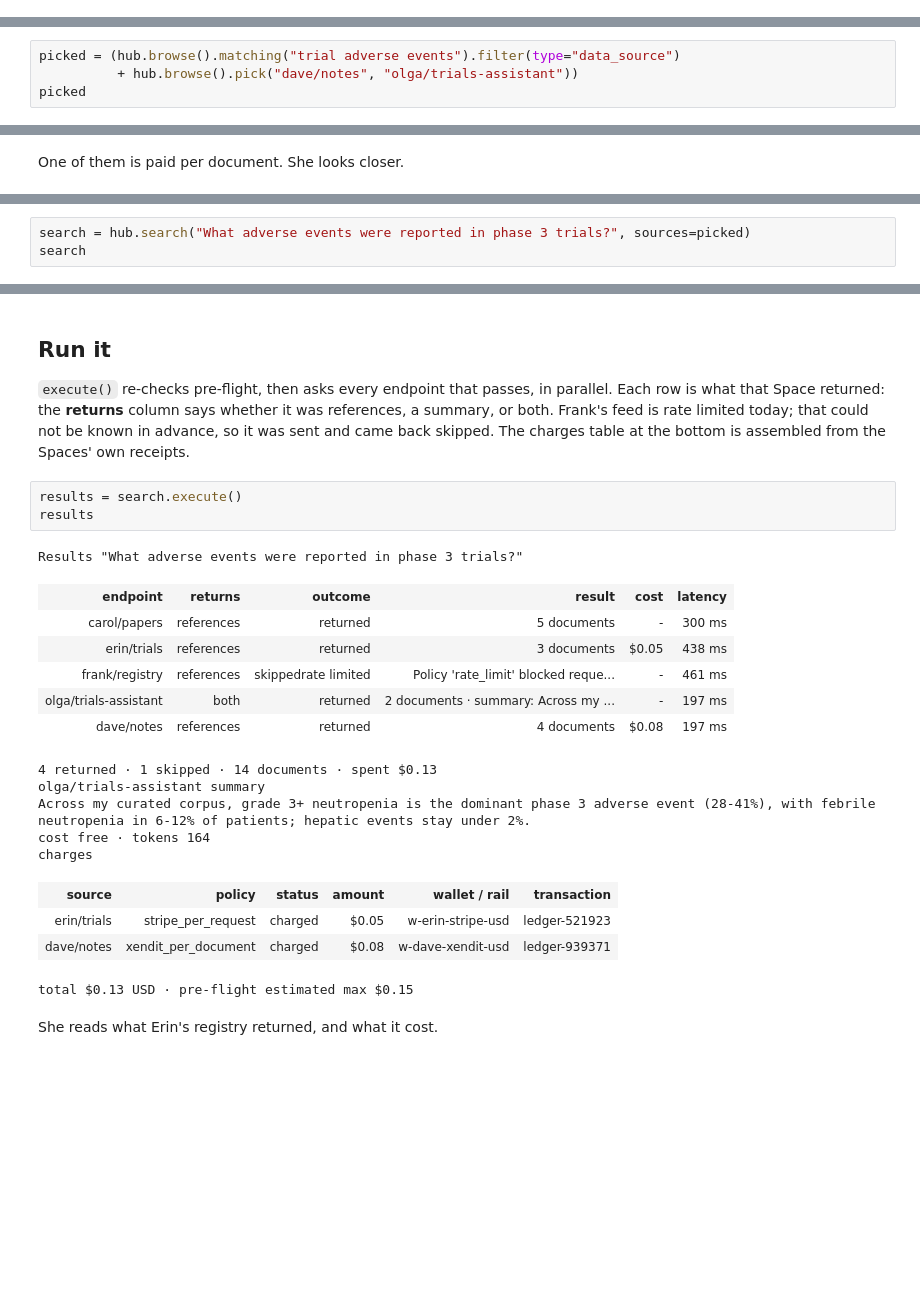
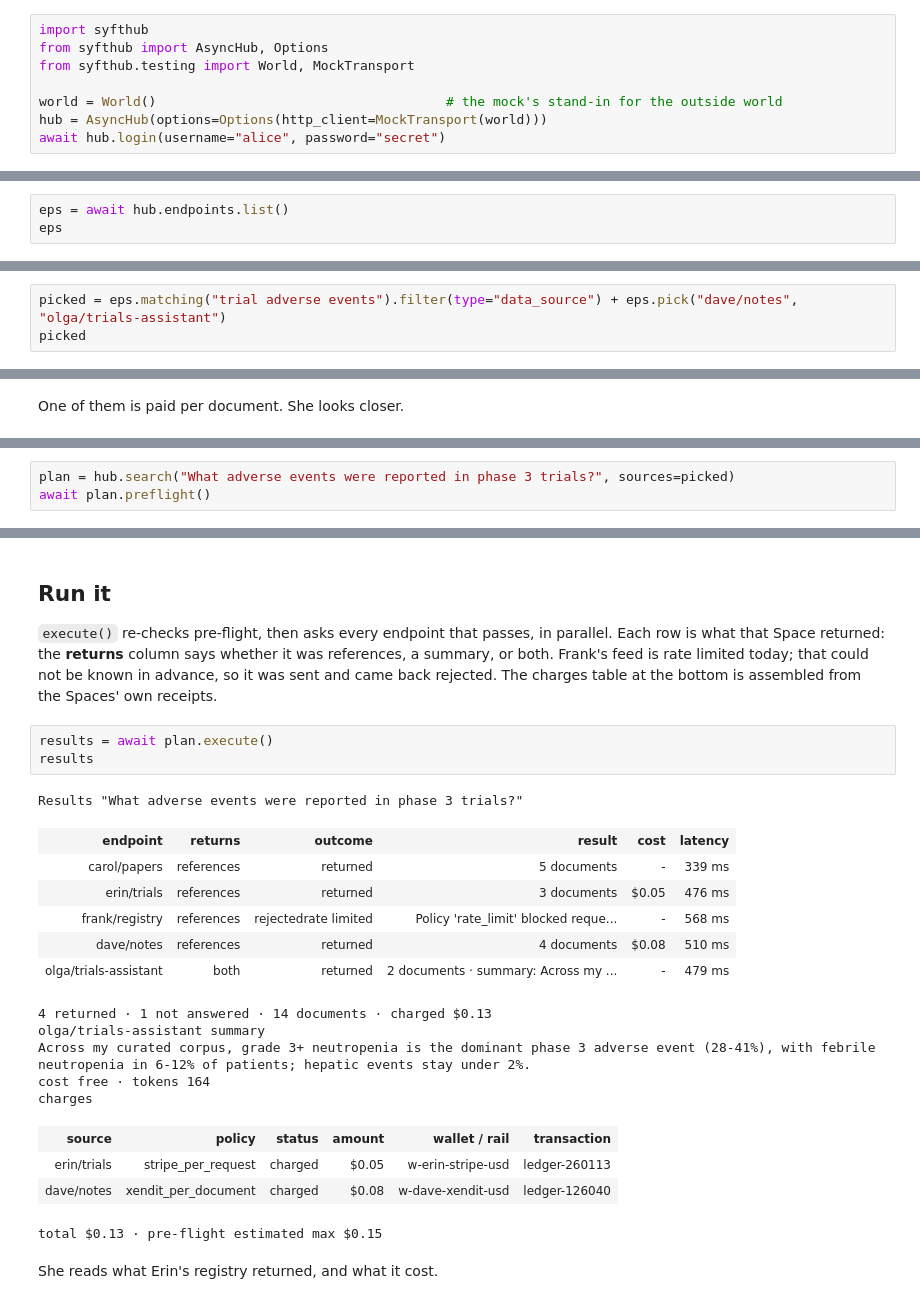
Before and after one commit to OpenMined/syfthub, a Jupyter notebook: sdk/v2/python/story.ipynb, the cells around one changed output, grey strips where cells are left out. Saved outputs shown, nothing was run; the diff lists cells and outputs as text; blank space fills up the shorter version.

```diff
--- a/sdk/v2/python/story.ipynb
+++ b/sdk/v2/python/story.ipynb
@@ -16,0 +9,8 @@ Signed in as alice alice@example.com password
+# %%
+import syfthub
+from syfthub import AsyncHub, Options
+from syfthub.testing import World, MockTransport
+
+world = World()                                     # the mock's stand-in for the outside world
+hub = AsyncHub(options=Options(http_client=MockTransport(world)))
+await hub.login(username="alice", password="secret")
@@ -39,0 +25,3 @@ hub.browse()
+# %%
+eps = await hub.endpoints.list()
+eps
@@ -42,8 +46,7 @@ Too many. She describes what she is after, roughly, and narrows to data sources.
 clinician notes, and Olga's assistant, an endpoint that answers in its own words *and* returns the passages it used.
 An endpoint decides what it returns: references, a summary, or both. A search accepts any of them.
 # %%
-picked = (hub.browse().matching("trial adverse events").filter(type="data_source")
-          + hub.browse().pick("dave/notes", "olga/trials-assistant"))
+picked = eps.matching("trial adverse events").filter(type="data_source") + eps.pick("dave/notes", "olga/trials-assistant")
 picked
 # %% [output]
 | endpoint | type | pricing | policies | about | ★ |
@@ -74,7 +77,7 @@ what each call would cost at most, her balance on every wallet involved, and a v
 she has no credits on his wallet.
 # %%
-search = hub.search("What adverse events were reported in phase 3 trials?", sources=picked)
-search
+plan = hub.search("What adverse events were reported in phase 3 trials?", sources=picked)
+await plan.preflight()
 # %% [output]
 Search "What adverse events were reported in phase 3 trials?" pre-flight
 | endpoint | pricing | max cost | your balance | pre-flight |  |
@@ -117,30 +119,30 @@ Search "What adverse events were reported in phase 3 trials?" pre-flight
 # %% [markdown]
 ## Run it
 
-`execute()` re-checks pre-flight, then asks every endpoint that passes, in parallel. Each row is what that Space returned:
-the **returns** column says whether it was references, a summary, or both. Frank's feed is rate limited today; that could
-not be known in advance, so it was sent and came back skipped. The charges table at the bottom is assembled from the
-Spaces' own receipts.
+`execute()` re-checks pre-flight, then asks every endpoint that passes, in parallel. Each row is what that Space
+returned: the **returns** column says whether it was references, a summary, or both. Frank's feed is rate limited
+today; that could not be known in advance, so it was sent and came back rejected. The charges table at the bottom is
+assembled from the Spaces' own receipts.
 # %%
-results = search.execute()
+results = await plan.execute()
 results
 # %% [output]
 Results "What adverse events were reported in phase 3 trials?"
 | endpoint | returns | outcome | result | cost | latency |
-| carol/papers | references | returned | 5 documents | - | 300 ms |
-| erin/trials | references | returned | 3 documents | $0.05 | 438 ms |
-| frank/registry | references | skippedrate limited | Policy 'rate_limit' blocked reque... | - | 461 ms |
-| olga/trials-assistant | both | returned | 2 documents · summary: Across my ... | - | 197 ms |
-| dave/notes | references | returned | 4 documents | $0.08 | 197 ms |
+| carol/papers | references | returned | 5 documents | - | 339 ms |
+| erin/trials | references | returned | 3 documents | $0.05 | 476 ms |
+| frank/registry | references | rejectedrate limited | Policy 'rate_limit' blocked reque... | - | 568 ms |
+| dave/notes | references | returned | 4 documents | $0.08 | 510 ms |
+| olga/trials-assistant | both | returned | 2 documents · summary: Across my ... | - | 479 ms |
-4 returned · 1 skipped · 14 documents · spent $0.13
+4 returned · 1 not answered · 14 documents · charged $0.13
 olga/trials-assistant summary
 Across my curated corpus, grade 3+ neutropenia is the dominant phase 3 adverse event (28-41%), with febrile neutropenia in 6-12% of patients; hepatic events stay under 2%.
 cost free · tokens 164
 charges
 | source | policy | status | amount | wallet / rail | transaction |
-| erin/trials | stripe_per_request | charged | $0.05 | w-erin-stripe-usd | ledger-521923 |
-| dave/notes | xendit_per_document | charged | $0.08 | w-dave-xendit-usd | ledger-939371 |
+| erin/trials | stripe_per_request | charged | $0.05 | w-erin-stripe-usd | ledger-260113 |
+| dave/notes | xendit_per_document | charged | $0.08 | w-dave-xendit-usd | ledger-126040 |
-total $0.13 USD · pre-flight estimated max $0.15
+total $0.13 · pre-flight estimated max $0.15
 # %% [markdown]
 She reads what Erin's registry returned, and what it cost.
 # %%
```
Also changed, not shown: parts of 31 cells of this notebook, 36 other files.
